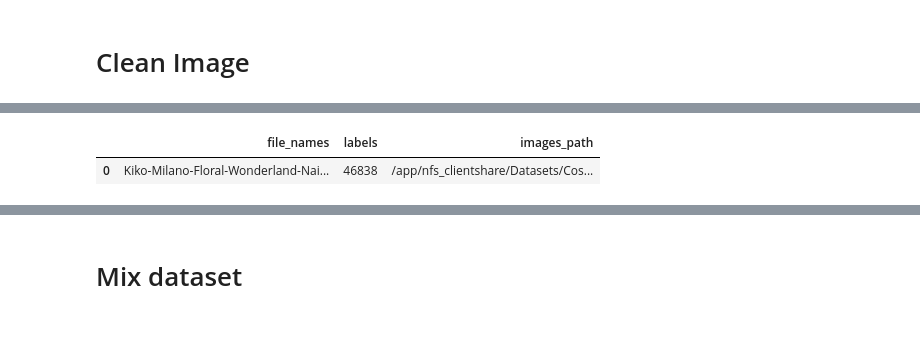
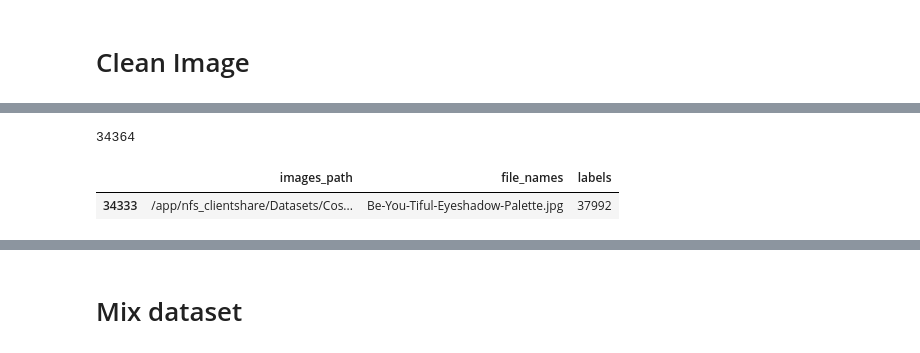
Before and after one commit to suthipongg/Similarity_model, a Jupyter notebook: Prepare_dataset.ipynb, the cells around one changed output, grey strips where cells are left out. Saved outputs shown, nothing was run; the diff lists cells and outputs as text; code cells hidden in the pictures.

```diff
--- a/Prepare_dataset.ipynb
+++ b/Prepare_dataset.ipynb
@@ -140,2 +146,6 @@ for n, i in enumerate(tqdm(df['images_path'])):
+# %%
+len(df) - len(not_img)
+# %% [output]
+34364
 # %%
 df.drop(not_img).reset_index(drop=True).to_csv(
@@ -143,6 +153,6 @@ df.drop(not_img).reset_index(drop=True).to_csv(
 # %%
-test = pd.read_csv('/app/nfs_clientshare/Datasets/Cosmenet_uat_20231108/data_image_only.csv')
-test.head(1)
+test = pd.read_csv('/app/nfs_clientshare/Datasets/Cosmenet_uat_20231108/data_search_image_only.csv')
+test.tail(1)
 # %% [output]
-|  | file_names | labels | images_path |
-| 0 | Kiko-Milano-Floral-Wonderland-Nai... | 46838 | /app/nfs_clientshare/Datasets/Cos... |
+|  | images_path | file_names | labels |
+| 34333 | /app/nfs_clientshare/Datasets/Cos... | Be-You-Tiful-Eyeshadow-Palette.jpg | 37992 |
```
Also changed, not shown: parts of 17 cells of this notebook, 3 other files.
